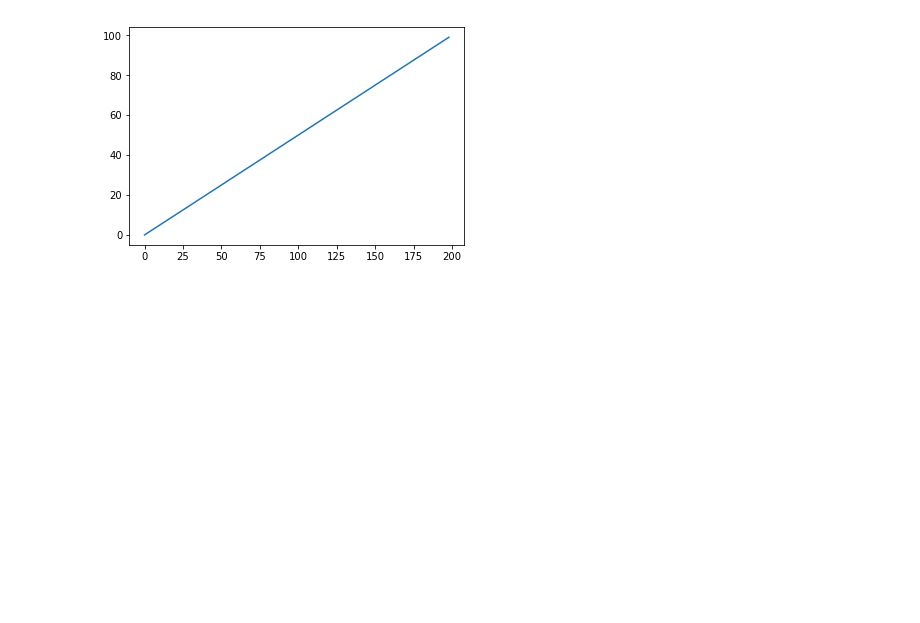
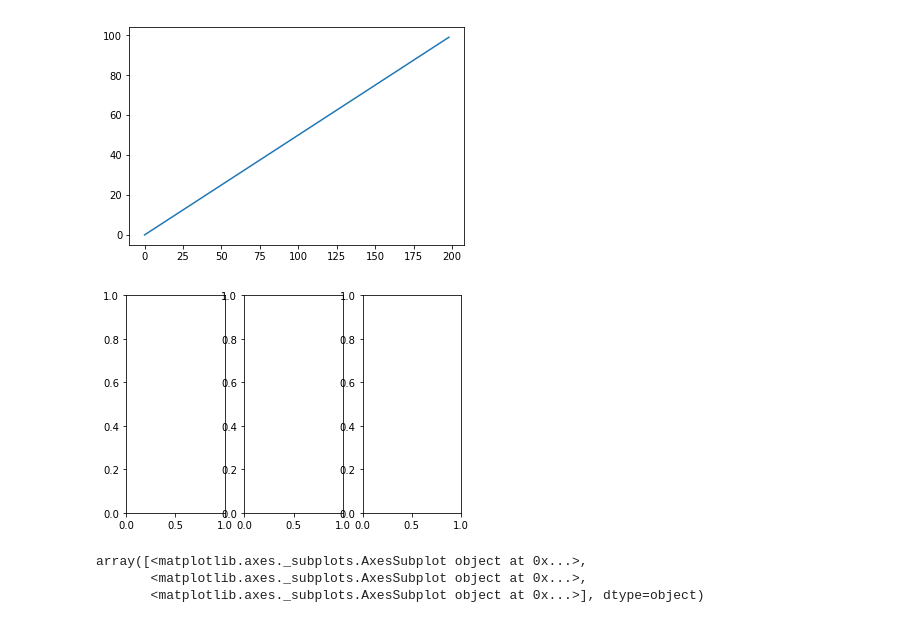
Before and after one commit to rakshithvasudev/Datascience-Prereqs, a Jupyter notebook: Matplotlib/matplotlib plots.ipynb, the cells around one changed output. Saved outputs shown, nothing was run; the diff lists cells and outputs as text; code cells hidden in the pictures; blank space fills up the shorter version.

Commit message:
added 3 subplot

```diff
--- a/Matplotlib/matplotlib plots.ipynb
+++ b/Matplotlib/matplotlib plots.ipynb
@@ -63,3 +62,15 @@ axes.plot(y,x)
 # %% [output]
 [<matplotlib.lines.Line2D at 0x...>]
 [figure]
+# %%
+# auto axes 2
+fig, axes = plt.subplots(1,3)
+# %% [output]
+[figure, added]
+# %%
+# Axes is an array of axes to plot on
+axes
+# %% [output]
+array([<matplotlib.axes._subplots.AxesSubplot object at 0x...>,
+       <matplotlib.axes._subplots.AxesSubplot object at 0x...>,
+       <matplotlib.axes._subplots.AxesSubplot object at 0x...>], dtype=object)
```
Also changed, not shown: parts of 2 cells of this notebook.
